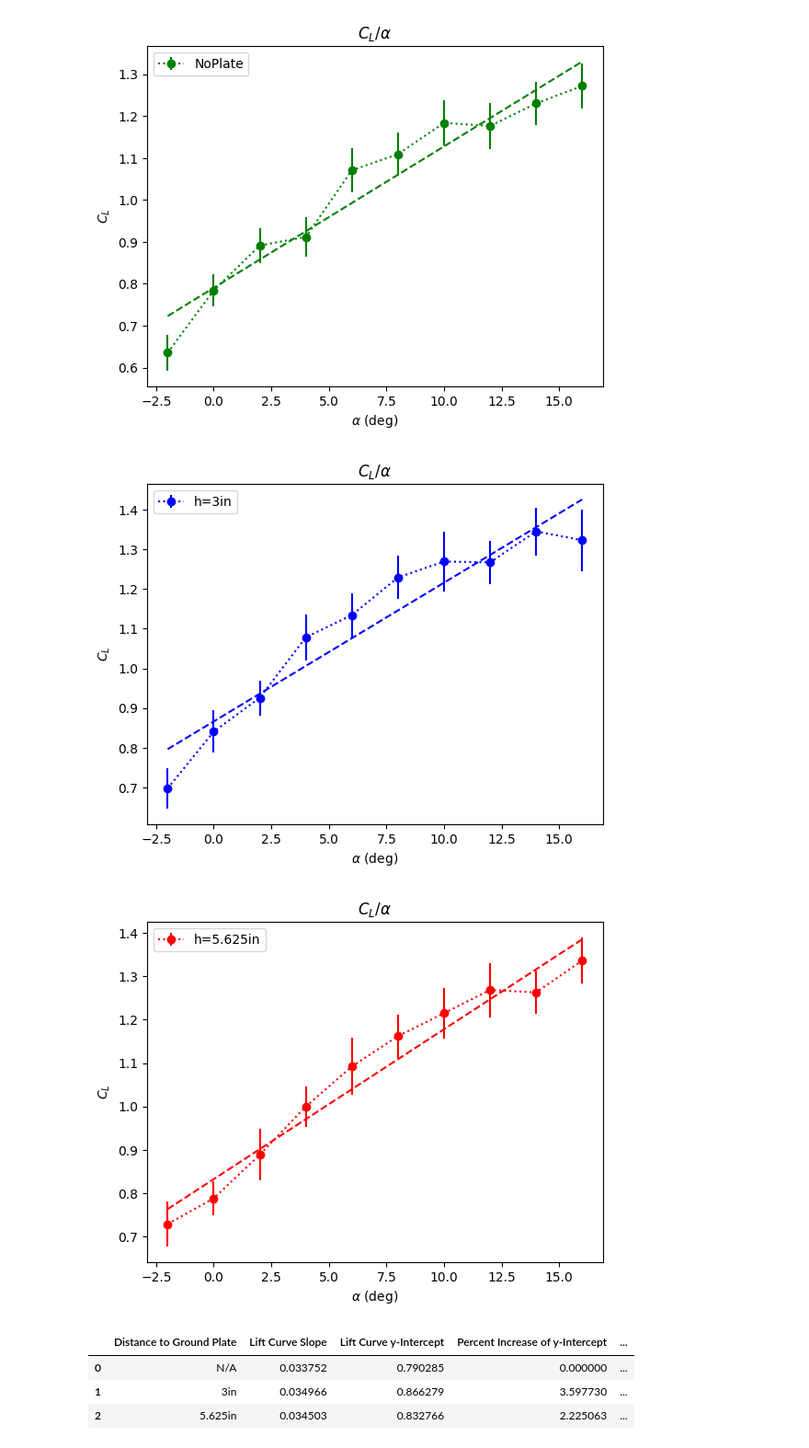
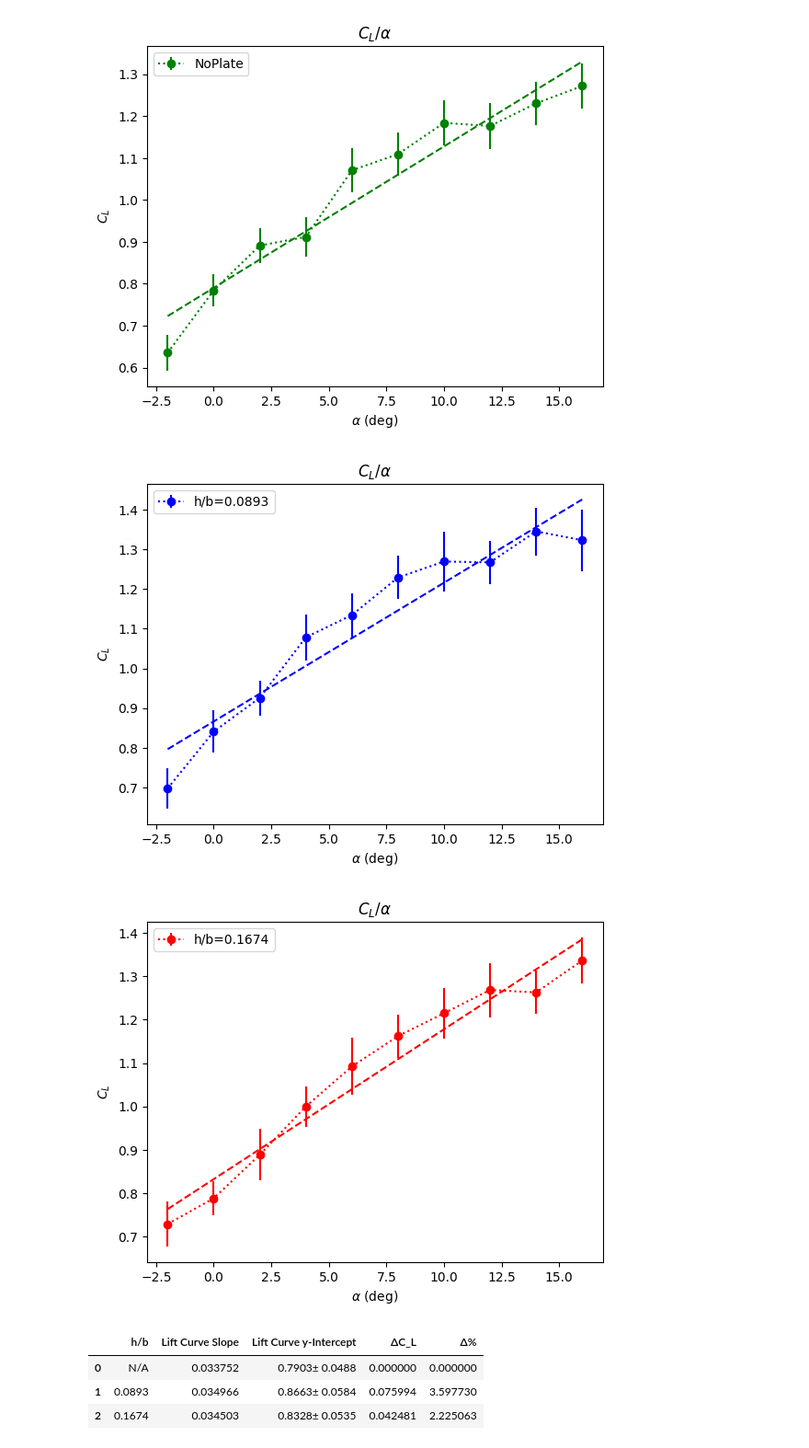
Before and after one commit to CthulhuWorshippr/ExperimentalMethods, a Jupyter notebook: finalAnalysis.ipynb, the cells around one changed output. Shown at 92% size. Cells and saved outputs as stored; diff of their text form; code cells hidden in the pictures.

```diff
--- a/finalAnalysis.ipynb
+++ b/finalAnalysis.ipynb
@@ -156,8 +156,8 @@ run_3["D (lb)"] = run_3["D (lb)"] - staticTare["D (lb)"]
 run_3["PM (lb.ft)"] = run_3["PM (lb.ft)"] - staticTare["PM (lb.ft)"]
 
 # adjust moment center
-dx = 0.847 / 12
-dy = 3.125 / 12
+dx = 0.625
+dy = 0.22
 run_1["PM (lb.ft)"] = (
     run_1["PM (lb.ft)"] + dy * run_1["D (lb)"] - dx * run_1["L (lb)"]
 )
@@ -264,9 +264,9 @@ ax.set_title("$C_L / \\alpha$")
 line_1 = ax.errorbar(run_1_sorted["AOA"], run_1_sorted.lift_coefficient, run_1_sorted["LUncertainty"], fmt= "go:")
 line_1.set_label("NoPlate")
 line_2 = ax.errorbar(run_2_sorted["AOA"], run_2_sorted.lift_coefficient, run_2_sorted["LUncertainty"], fmt= "bo:")
-line_2.set_label("h=3in")
+line_2.set_label("h/b=0.0893")
 line_3 = ax.errorbar(run_3_sorted["AOA"], run_3_sorted.lift_coefficient, run_3_sorted["LUncertainty"], fmt= "ro:")
-line_3.set_label("h=5.675in")
+line_3.set_label("h/b=0.1674")
 _ = ax.legend()
 # %% [output]
 You are setting values through chained assignment. Currently this works in certain cases, but when using Copy-on-Write (which will become the default behaviour in pandas 3.0) this will never work to u ...
@@ -482,43 +482,44 @@ ax.set_xlabel("$\\alpha$ (deg)")
 ax.set_ylabel("$C_L$")
 ax.set_title("$C_L / \\alpha$")
 line_1 = ax.errorbar(run_2_sorted["AOA"], run_2_sorted.lift_coefficient, run_2_sorted["LUncertainty"], fmt= "bo:")
-line_1.set_label("h=3in")
+line_1.set_label("h/b=0.0893")
 line_2 = ax.plot(run_2_sorted["AOA"], regression2[0]*run_2_sorted["AOA"] + regression2[1], color= 'blue', linestyle='--')
 _ =  ax.legend()
 # %% [output]
-[figure, old version]
+[figure, new version]
 # %%
 fig, ax = plt.subplots()
 ax.set_xlabel("$\\alpha$ (deg)")
 ax.set_ylabel("$C_L$")
 ax.set_title("$C_L / \\alpha$")
 line_1 = ax.errorbar(run_3_sorted["AOA"], run_3_sorted.lift_coefficient, run_3_sorted["LUncertainty"], fmt= "ro:")
-line_1.set_label("h=5.625in")
+line_1.set_label("h/b=0.1674")
 line_2 = ax.plot(run_3_sorted["AOA"], regression3[0]*run_3_sorted["AOA"] + regression3[1], color= 'red', linestyle='--')
 _ =  ax.legend()
 # %% [output]
-[figure, old version]
+[figure, new version]
 # %%
 finalTable = pd.DataFrame()
 
-finalTable["Distance to Ground Plate"] = ["N/A", "3in", "5.625in"]
+finalTable["h/b"] = ["N/A", "0.0893", "0.1674"]
 finalTable["Lift Curve Slope"] = [regression1[0], regression2[0], regression3[0]]
-finalTable["Lift Curve y-Intercept"] = [regression1[1], regression2[1], regression3[1]]
-finalTable["Percent Increase of y-Intercept"] = [0, ((regression2[0] - regression1[0])/regression1[0])*100, ((regression3[0] - regression1[0])/regression1[0])*100]
-finalTable["Avg. Uncertainty of Coefficient of Lift"] = [avgUL1,avgUL2,avgUL3]
-finalTable["Slope/Uncertainty (%)"] = [(regression1[0]/avgUL1)*100, (regression2[0]/avgUL2)*100, (regression3[0]/avgUL3)*100]
+finalTable["Lift Curve y-Intercept"] = [f'{regression1[1]:.4f}\u00B1 {avgUL1:.4f}', f'{regression2[1]:.4f}\u00B1 {avgUL2:.4f}', f'{regression3[1]:.4f}\u00B1 {avgUL3:.4f}']
+# finalTable["\u00B1"] = [avgUL1,avgUL2,avgUL3]
+finalTable["\u0394C_L"] = [0, regression2[1] - regression1[1], regression3[1] - regression1[1]]
+finalTable["\u0394\u0025"] = [0, ((regression2[0] - regression1[0])/regression1[0])*100, ((regression3[0] - regression1[0])/regression1[0])*100]
+# finalTable["Slope/Uncertainty (%)"] = [(regression1[0]/avgUL1)*100, (regression2[0]/avgUL2)*100, (regression3[0]/avgUL3)*100]
 
 
 hide_cols = []
 finalTable.style.hide(
     hide_cols,
     axis="columns",
 )
 # %% [output]
-|  | Distance to Ground Plate | Lift Curve Slope | Lift Curve y-Intercept | Percent Increase of y-Intercept | ... |
-| 0 | N/A | 0.033752 | 0.790285 | 0.000000 | ... |
-| 1 | 3in | 0.034966 | 0.866279 | 3.597730 | ... |
-| 2 | 5.625in | 0.034503 | 0.832766 | 2.225063 | ... |
+|  | h/b | Lift Curve Slope | Lift Curve y-Intercept | ΔC_L | Δ% |
+| 0 | N/A | 0.033752 | 0.7903± 0.0488 | 0.000000 | 0.000000 |
+| 1 | 0.0893 | 0.034966 | 0.8663± 0.0584 | 0.075994 | 3.597730 |
+| 2 | 0.1674 | 0.034503 | 0.8328± 0.0535 | 0.042481 | 2.225063 |
 # %%
 fig, ax = plt.subplots()
 ax.set_xlabel("$\\alpha$ (deg)")
```
Also changed, not shown: parts of 1 cell of this notebook.
